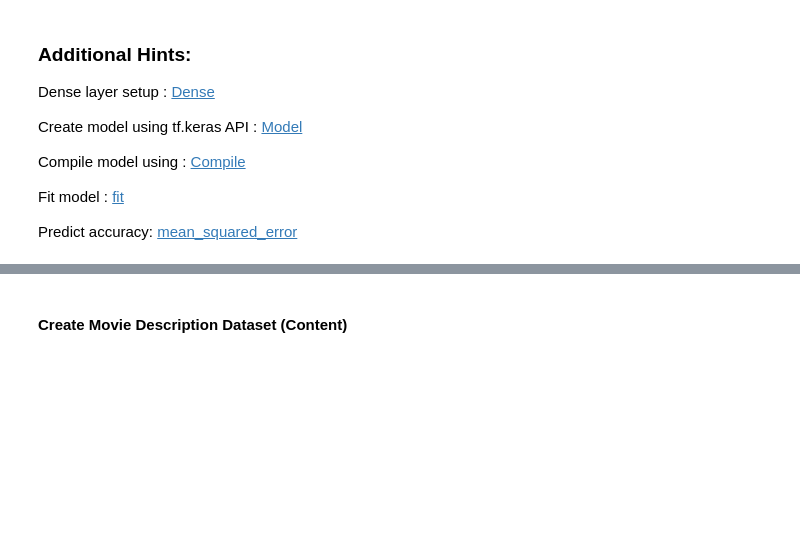
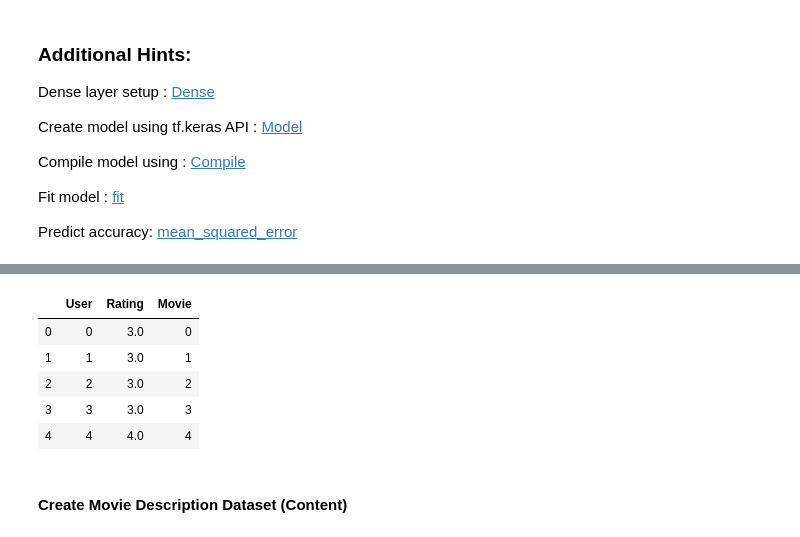
Before and after one commit to narek-g/mec-mini-projects, a Jupyter notebook: mec-17.4.1-recommendation-systems-mini-project/Mini_Project_Recommendation_Systems.ipynb, the cells around one changed output, grey strips where cells are left out. Drawn from its saved outputs; the diff is of its cells as text; code cells hidden in the pictures; blank space fills up the shorter version.

```diff
--- a/mec-17.4.1-recommendation-systems-mini-project/Mini_Project_Recommendation_Systems.ipynb
+++ b/mec-17.4.1-recommendation-systems-mini-project/Mini_Project_Recommendation_Systems.ipynb
@@ -999,7 +1067,16 @@ movie_id_mapping = {id:i for i, id in enumerate(df_filtered_cp['Movie'].unique()
 # %%
 # use dataframe map function to map users & movies to mapped ids based on above mapping
 df_filtered_cp['User'] = df_filtered_cp['User'].map(user_id_mapping)
-df_filtered_cp['Movie'] = <YOUR CODE HERE>
+df_filtered_cp['Movie'] = df_filtered_cp['Movie'].map(movie_id_mapping)
+# %%
+df_filtered_cp.head()
+# %% [output]
+|  | User | Rating | Movie |
+| 0 | 0 | 3.0 | 0 |
+| 1 | 1 | 3.0 | 1 |
+| 2 | 2 | 3.0 | 2 |
+| 3 | 3 | 3.0 | 3 |
+| 4 | 4 | 4.0 | 4 |
 # %% [markdown]
 #### Create Movie Description Dataset (Content)
 # %%
```
Also changed, not shown: parts of 21 cells of this notebook.
